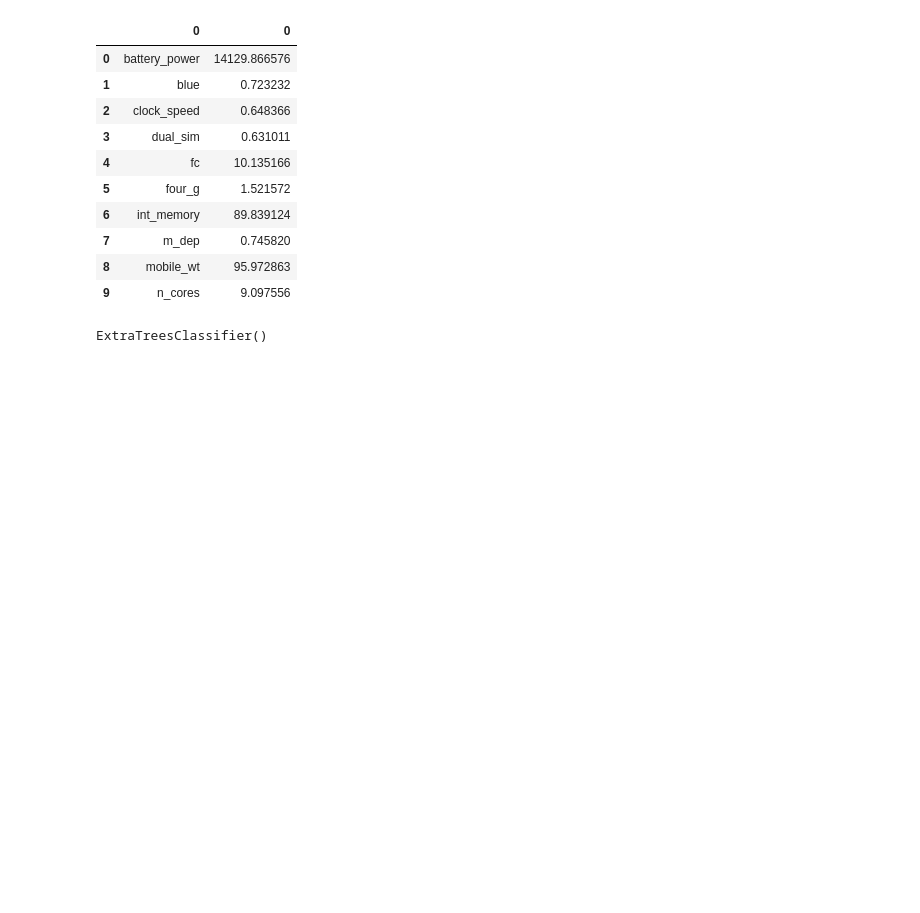
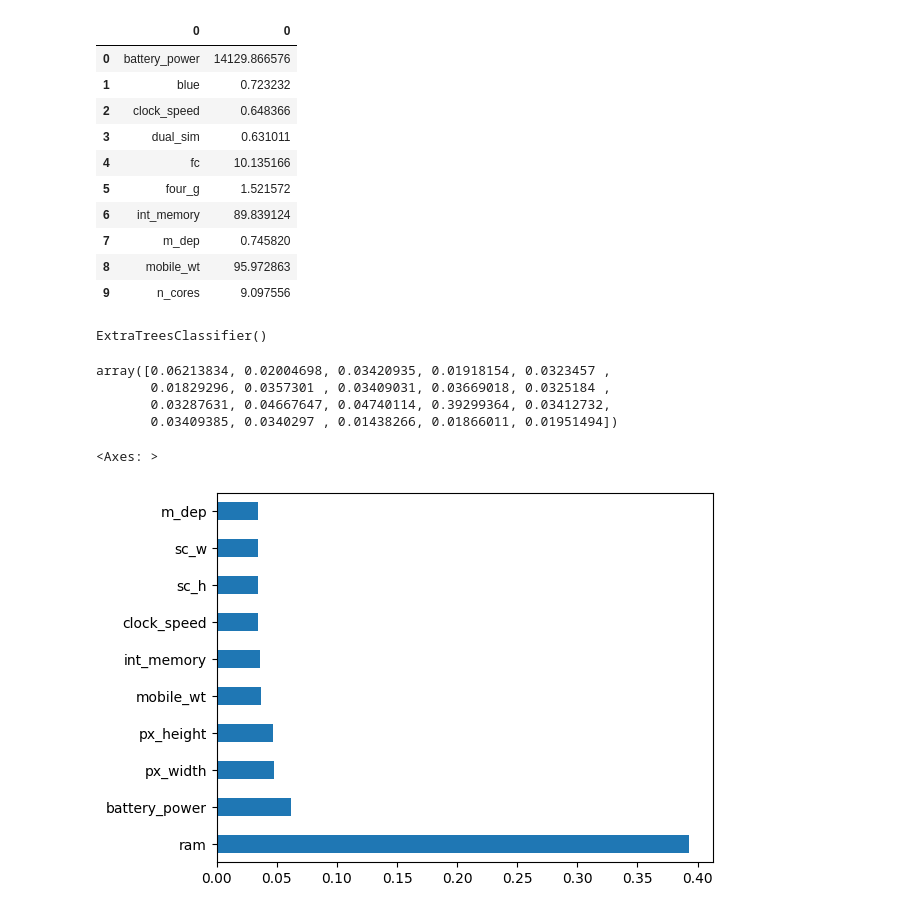
Before and after one commit to anilpatelia/kaggle_prjects, a Jupyter notebook: Feature_Selection/feature_selection.ipynb, the cells around one changed output. Saved outputs shown, nothing was run; the diff lists cells and outputs as text; code cells hidden in the pictures; blank space fills up the shorter version.

```diff
--- a/Feature_Selection/feature_selection.ipynb
+++ b/Feature_Selection/feature_selection.ipynb
@@ -67,3 +67,17 @@ model = ExtraTreesClassifier()
 model.fit(X, y)
 # %% [output]
 ExtraTreesClassifier()
+# %%
+model.feature_importances_
+# %% [output]
+array([0.06213834, 0.02004698, 0.03420935, 0.01918154, 0.0323457 ,
+       0.01829296, 0.0357301 , 0.03409031, 0.03669018, 0.0325184 ,
+       0.03287631, 0.04667647, 0.04740114, 0.39299364, 0.03412732,
+       0.03409385, 0.0340297 , 0.01438266, 0.01866011, 0.01951494])
+# %%
+feat_importances = pd.Series(model.feature_importances_, index = X.columns)
+# %%
+feat_importances.nlargest(10).plot(kind='barh')
+# %% [output]
+<Axes: >
+[figure, added]
```
